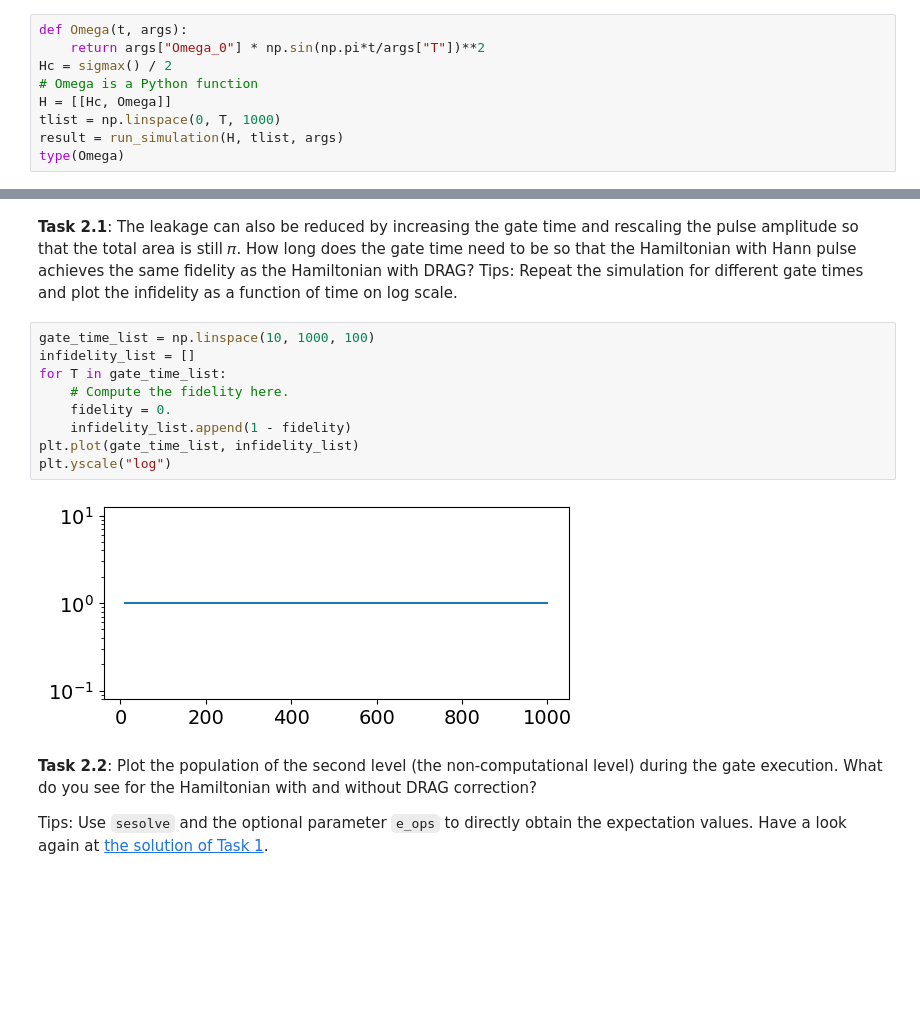
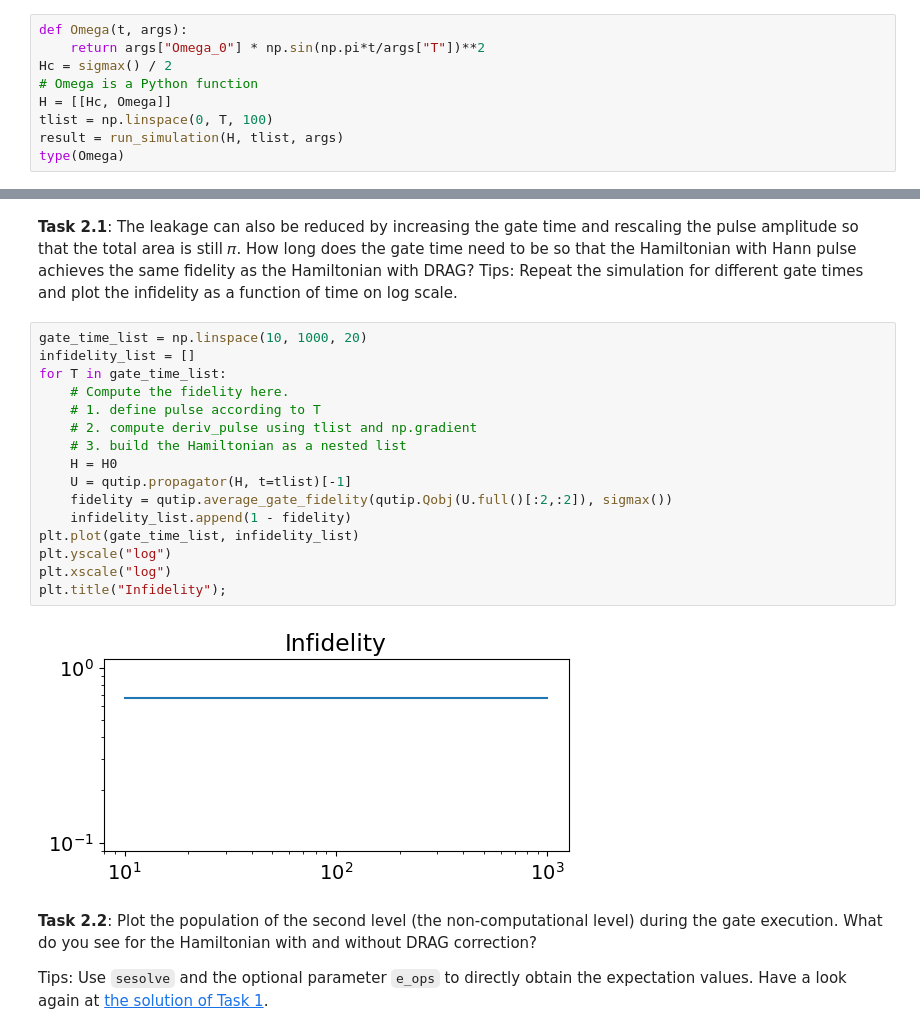
Before and after one commit to BoxiLi/ML4Q-QuTiP-2022, a Jupyter notebook: QuTiP tutorial 2 - Simulating quantum dynamics.ipynb, the cells around one changed output, grey strips where cells are left out. Cells and saved outputs as stored; diff of their text form; blank space fills up the shorter version.

```diff
--- a/QuTiP tutorial 2 - Simulating quantum dynamics.ipynb
+++ b/QuTiP tutorial 2 - Simulating quantum dynamics.ipynb
@@ -276,7 +279,7 @@ def Omega(t, args):
 Hc = sigmax() / 2
 # Omega is a Python function
 H = [[Hc, Omega]]
-tlist = np.linspace(0, T, 1000)
+tlist = np.linspace(0, T, 100)
 result = run_simulation(H, tlist, args)
 type(Omega)
 # %% [output]
@@ -411,16 +415,23 @@ X gate fidelity: 0.9999873448401552
 **Task 2.1**: The leakage can also be reduced by increasing the gate time and rescaling the pulse amplitude so that the total area is still 𝜋. How long does the gate time need to be so that the Hamiltonian with Hann pulse achieves the same fidelity as the Hamiltonian with DRAG?
 Tips: Repeat the simulation for different gate times and plot the infidelity as a function of time on log scale.
 # %%
-gate_time_list = np.linspace(10, 1000, 100)
+gate_time_list = np.linspace(10, 1000, 20)
 infidelity_list = []
 for T in gate_time_list:
     # Compute the fidelity here.
-    fidelity = 0.
+    # 1. define pulse according to T
+    # 2. compute deriv_pulse using tlist and np.gradient
+    # 3. build the Hamiltonian as a nested list
+    H = H0
+    U = qutip.propagator(H, t=tlist)[-1]
+    fidelity = qutip.average_gate_fidelity(qutip.Qobj(U.full()[:2,:2]), sigmax())
     infidelity_list.append(1 - fidelity)
 plt.plot(gate_time_list, infidelity_list)
 plt.yscale("log")
+plt.xscale("log")
+plt.title("Infidelity");
 # %% [output]
-[figure, old version]
+[figure, new version]
 # %% [markdown]
 **Task 2.2**: Plot the population of the second level (the non-computational level) during the gate execution. What do you see for the Hamiltonian with and without DRAG correction?
 
```
Also changed, not shown: parts of 15 cells of this notebook, 1 other file.
